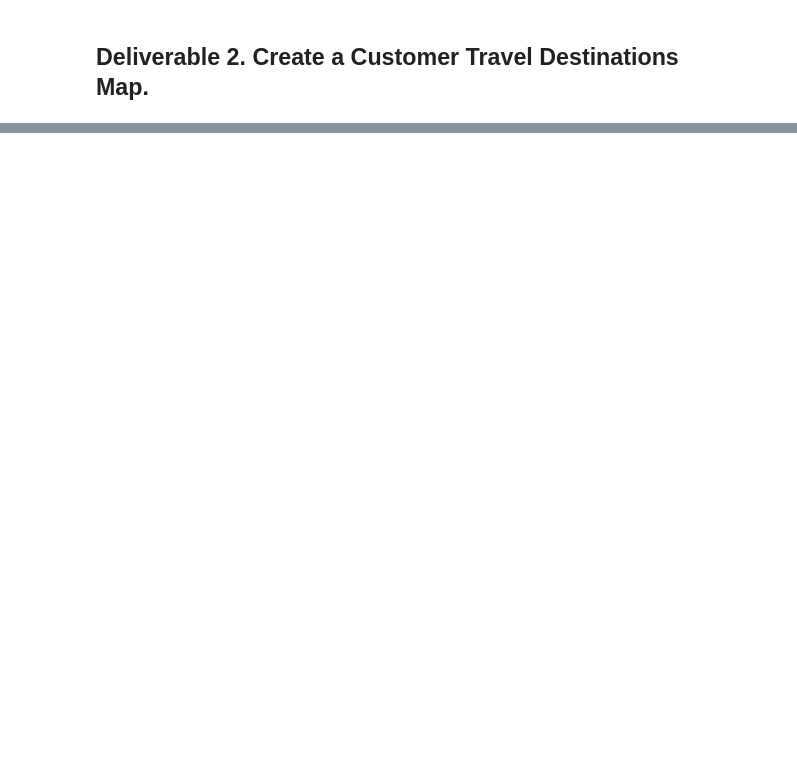
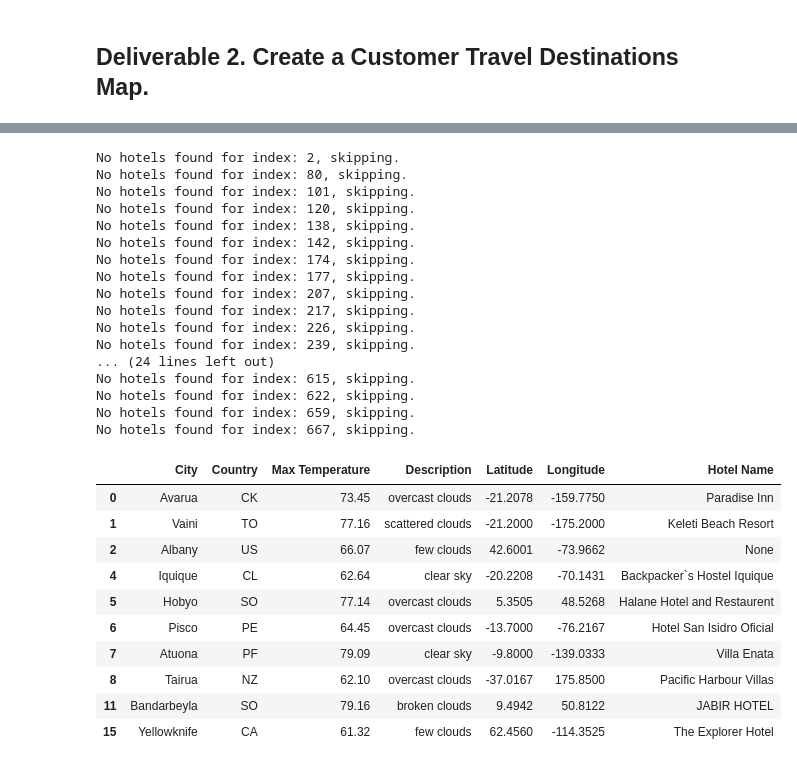
Before and after one commit to gh-mrmoore/DataAnalytics, a Jupyter notebook: Challenges/Challenge06/Vacation_Search/Vacation_Search.ipynb, the cells around one changed output, grey strips where cells are left out. Cells and saved outputs as stored; diff of their text form; code cells hidden in the pictures; blank space fills up the shorter version.

```diff
--- a/Challenges/Challenge06/Vacation_Search/Vacation_Search.ipynb
+++ b/Challenges/Challenge06/Vacation_Search/Vacation_Search.ipynb
@@ -64,20 +111,57 @@ hotel_df.head(10)
 # %%
 # 6a. Set parameters to search for hotels with 5000 meters.
 params = {
     "radius": 5000,
     "type": "lodging",
-    "key": g_key
+    "key": google_map_api_key
 }
 
 # 6b. Iterate through the hotel DataFrame.
-
+for index, row in hotel_df.iterrows():
     # 6c. Get latitude and longitude from DataFrame
-
-
+    latitude = row["Latitude"]
+    longitude = row["Longitude"]
+    params["location"] = f"{latitude},{longitude}"
     # 6d. Set up the base URL for the Google Directions API to get JSON data.
-
+    # Directions API or Places API? Seems like Places would be the better choice...
+    # Going with Places API and NEARBY search for now...
+    places_url = "https://maps.googleapis.com/maps/api/place/nearbysearch/json"
 
     # 6e. Make request and retrieve the JSON data from the search.
-
-
+    hotel_data = requests.get(places_url, params=params).json()
     # 6f. Get the first hotel from the results and store the name, if a hotel isn't found skip the city.
+    try:
+        hotel_df.loc[index, "Hotel Name"] = hotel_data["results"][0]["name"]
+    except (IndexError):
+        hotel_df.loc[index, "Hotel Name"] = None
+        print(f"No hotels found for index: {index}, skipping.")
+hotel_df.head(10)
+# %% [output]
+No hotels found for index: 2, skipping.
+No hotels found for index: 80, skipping.
+No hotels found for index: 101, skipping.
+No hotels found for index: 120, skipping.
+No hotels found for index: 138, skipping.
+No hotels found for index: 142, skipping.
+No hotels found for index: 174, skipping.
+No hotels found for index: 177, skipping.
+No hotels found for index: 207, skipping.
+No hotels found for index: 217, skipping.
+No hotels found for index: 226, skipping.
+No hotels found for index: 239, skipping.
+... (24 lines left out)
+No hotels found for index: 615, skipping.
+No hotels found for index: 622, skipping.
+No hotels found for index: 659, skipping.
+No hotels found for index: 667, skipping.
+|  | City | Country | Max Temperature | Description | Latitude | Longitude | Hotel Name |
+| 0 | Avarua | CK | 73.45 | overcast clouds | -21.2078 | -159.7750 | Paradise Inn |
+| 1 | Vaini | TO | 77.16 | scattered clouds | -21.2000 | -175.2000 | Keleti Beach Resort |
+| 2 | Albany | US | 66.07 | few clouds | 42.6001 | -73.9662 | None |
+| 4 | Iquique | CL | 62.64 | clear sky | -20.2208 | -70.1431 | Backpacker`s Hostel Iquique |
+| 5 | Hobyo | SO | 77.14 | overcast clouds | 5.3505 | 48.5268 | Halane Hotel and Restaurent |
+| 6 | Pisco | PE | 64.45 | overcast clouds | -13.7000 | -76.2167 | Hotel San Isidro Oficial |
+| 7 | Atuona | PF | 79.09 | clear sky | -9.8000 | -139.0333 | Villa Enata |
+| 8 | Tairua | NZ | 62.10 | overcast clouds | -37.0167 | 175.8500 | Pacific Harbour Villas |
+| 11 | Bandarbeyla | SO | 79.16 | broken clouds | 9.4942 | 50.8122 | JABIR HOTEL |
+| 15 | Yellowknife | CA | 61.32 | few clouds | 62.4560 | -114.3525 | The Explorer Hotel |
```
Also changed, not shown: parts of 12 cells of this notebook, 2 other files.
